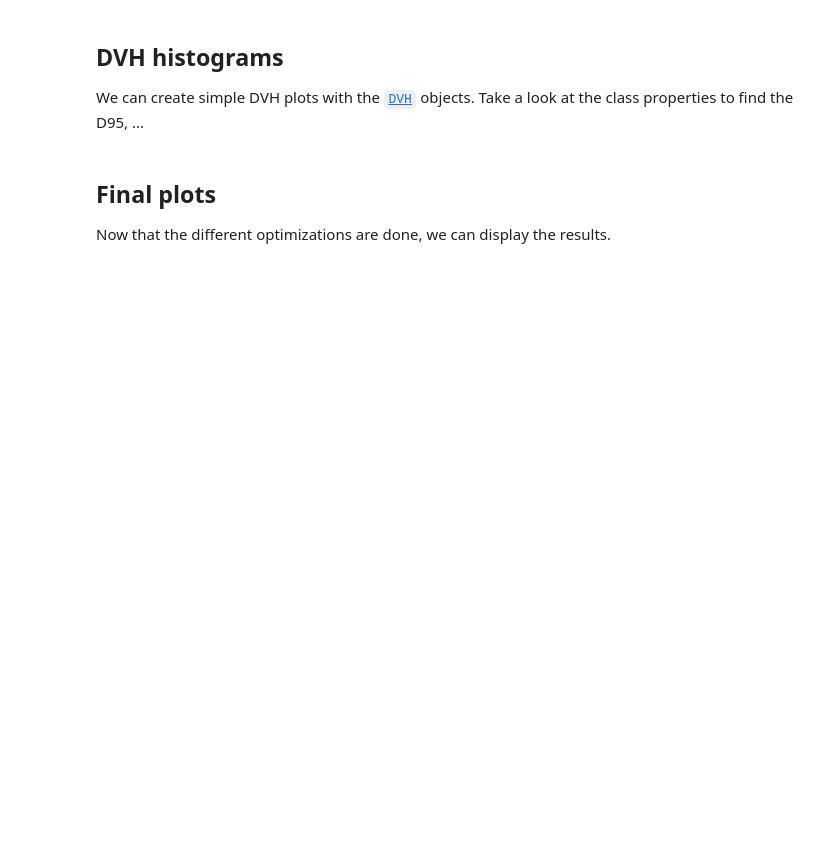
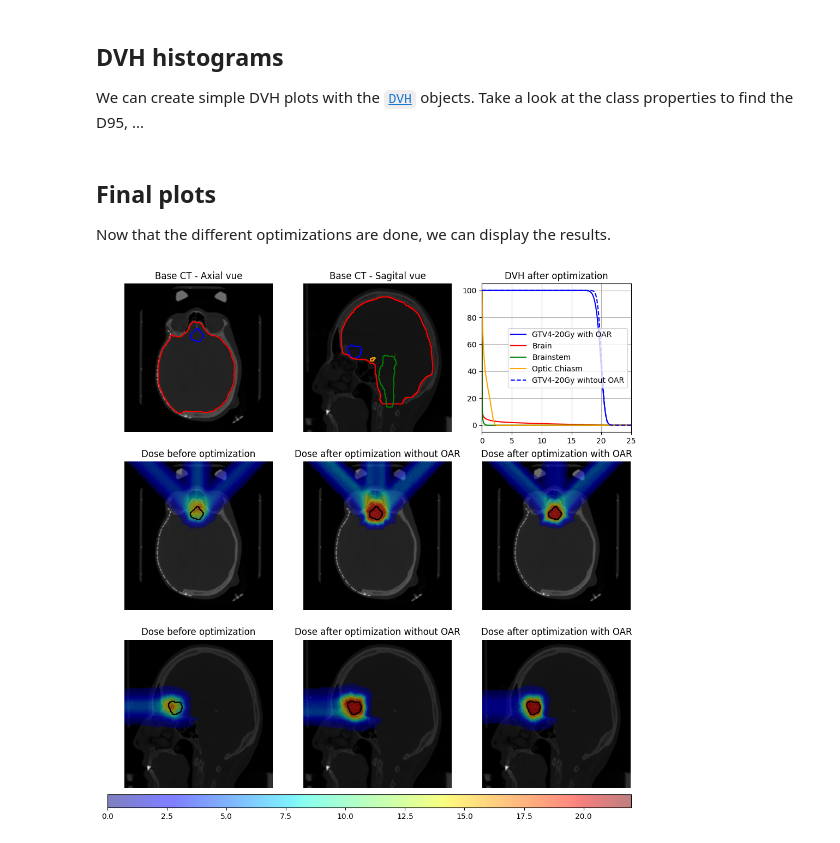
Before and after one commit to jinkoo2/opentps2, a Jupyter notebook: opentps_core/opentps/core/examples/JupyterNotebooks/SimpleRealDoseComupationOptimization.ipynb, the cells around one changed output. Cells and saved outputs as stored; diff of their text form; code cells hidden in the pictures; blank space fills up the shorter version.

```diff
--- a/opentps_core/opentps/core/examples/JupyterNotebooks/SimpleRealDoseComupationOptimization.ipynb
+++ b/opentps_core/opentps/core/examples/JupyterNotebooks/SimpleRealDoseComupationOptimization.ipynb
@@ -193,10 +209,6 @@ dose_before_opti = mc2.computeDose(ct,plan)
 
 We will now optimize the plan with and without OAR to compare the differences. We first create an [`ObjectivesList`](http://opentps.org/docs_html/opentps.core.data.plan.html?highlight=objective%20list#opentps.core.data.plan.ObjectivesList) and then add objectives via the [`addFidObjective`](http://opentps.org/docs_html/opentps.core.data.plan.html?highlight=addfidobjective#opentps.core.data.plan.ObjectivesList.addFidObjective) which can be either `DMIN`, `DMAX` or `DMEAN`. Note that you can also create other objectives and implement them via the [`addExoticObjective`](http://opentps.org/docs_html/opentps.core.data.plan.html?highlight=exotic%20objective#opentps.core.data.plan.ObjectivesList.addExoticObjective) fucntion.
 # %%
-plan.planDesign.objectives = ObjectivesList() #create a new objective set
-plan.planDesign.objectives.setTarget(target.name, 20.0) #setting a target of 20 Gy for the target
-plan.planDesign.objectives.fidObjList = []
 plan.planDesign.objectives.addFidObjective(target, FidObjective.Metrics.DMAX, 19.5, 1.0)
 plan.planDesign.objectives.addFidObjective(target, FidObjective.Metrics.DMIN, 20.5, 1.0)
-plan.planDesign.defineTargetMaskAndPrescription()
 # %% [markdown]
@@ -233,12 +278,10 @@ We here reload the plan in order to reset all weights and the filtering (after o
 plan = loadRTPlan(os.path.join(output_path,"SimpleRealDoseComputationOptimization_plan.tps"))
 plan.planDesign.beamlets = loadBeamlets(os.path.join(output_path,"SimpleRealDoseComputationOptimization_beamlets.blm"))
 plan.planDesign.objectives = ObjectivesList() #create a new objective set
-plan.planDesign.objectives.setTarget(target.name, 20.0) #setting a target of 20 Gy for the target
-plan.planDesign.objectives.fidObjList = []
+plan.planDesign.objectives.setTarget(target.name, target, 20.0) #setting a target of 20 Gy for the target
 plan.planDesign.objectives.addFidObjective(target, FidObjective.Metrics.DMAX, 20.5, 1.0)
 plan.planDesign.objectives.addFidObjective(target, FidObjective.Metrics.DMIN, 19.5, 1.0)
 plan.planDesign.objectives.addFidObjective(OAR_brain, FidObjective.Metrics.DMAX, 8.0, 1.0)
 plan.planDesign.objectives.addFidObjective(OAR_brainstem, FidObjective.Metrics.DMAX, 5.0, 1.0)
 plan.planDesign.objectives.addFidObjective(OAR_optic_chiasm, FidObjective.Metrics.DMAX, 2.0, 1.0)
-plan.planDesign.defineTargetMaskAndPrescription()
 # %%
@@ -279,14 +355,22 @@ image_dose_before_opti_axial = dose_before_opti.imageArray[:,:,Z_COORD].transpos
 image_dose_opti_axial = doseImage_opti.imageArray[:,:,Z_COORD].transpose(1,0)
 image_dose_opti_OAR_axial = doseImage_opti_OAR.imageArray[:,:,Z_COORD].transpose(1,0)
 
+# Check for NaN values
+images = [dose_before_opti.imageArray,doseImage_opti.imageArray,doseImage_opti_OAR.imageArray]
+doses_converted = []
+for img in images:
+    if np.isnan(img).any():
+        converted_img = np.nan_to_num(img)
+        doses_converted.append(converted_img)
+
 image_ct_sagital = resize(np.rot90(ct.imageArray[COM_index[0],:,:]),(ct.gridSize[:-1]))
 image_target_sagital = resize(np.rot90(target.imageArray[COM_index[0],:,:]),(ct.gridSize[:-1]))
 image_brain_sagital = resize(np.rot90(OAR_brain.imageArray[COM_index[0],:,:]),(ct.gridSize[:-1]))
 image_brainstem_sagital = resize(np.rot90(OAR_brainstem.imageArray[COM_index[0],:,:]),(ct.gridSize[:-1]))
 image_optic_chiasm_sagital = resize(np.rot90(OAR_optic_chiasm.imageArray[COM_index[0],:,:]),(ct.gridSize[:-1]))
-image_dose_before_opti_sagital = resize(np.rot90(dose_before_opti.imageArray[COM_index[0],:,:]),(ct.gridSize[:-1]))
-image_dose_opti_sagital = resize(np.rot90(doseImage_opti.imageArray[COM_index[0],:,:]),(ct.gridSize[:-1]))
-image_dose_opti_OAR_sagital = resize(np.rot90(doseImage_opti_OAR.imageArray[COM_index[0],:,:]),(ct.gridSize[:-1]))
+image_dose_before_opti_sagital = resize(np.rot90(doses_converted[0][COM_index[0],:,:]),(ct.gridSize[:-1]))
+image_dose_opti_sagital = resize(np.rot90(doses_converted[1][COM_index[0],:,:]),(ct.gridSize[:-1]))
+image_dose_opti_OAR_sagital = resize(np.rot90(doses_converted[2][COM_index[0],:,:]),(ct.gridSize[:-1]))
 
 min_dose_val = 0.1
 image_dose_before_opti_axial[image_dose_before_opti_axial <= min_dose_val] = np.nan
@@ -339,32 +423,35 @@ ax[1,1].contour(image_target_axial,colors="black")
 ax[1,1].set_title("Dose after optimization without OAR")
 ax[1,1].axis("off")
 
 ax[1,2].imshow(image_ct_axial,cmap="gray")
 ax[1,2].imshow(image_dose_opti_OAR_axial,cmap="jet",alpha=.5,vmin=vmin,vmax=vmax)
 ax[1,2].contour(image_target_axial,colors="black")
 ax[1,2].set_title("Dose after optimization with OAR")
 ax[1,2].axis("off")
 
 ax[2,0].imshow(image_ct_sagital,cmap="gray")
 ax[2,0].imshow(image_dose_before_opti_sagital,cmap="jet",alpha=.5,vmin=vmin,vmax=vmax)
 ax[2,0].contour(image_target_sagital,colors="black")
 ax[2,0].set_title("Dose before optimization")
 ax[2,0].axis("off")
 
 ax[2,1].imshow(image_ct_sagital,cmap="gray")
 ax[2,1].imshow(image_dose_opti_sagital,cmap="jet",alpha=.5,vmin=vmin,vmax=vmax)
 ax[2,1].contour(image_target_sagital,colors="black")
 ax[2,1].set_title("Dose after optimization without OAR")
 ax[2,1].axis("off")
 
 ax[2,2].imshow(image_ct_sagital,cmap="gray")
 ax[2,2].imshow(image_dose_opti_OAR_sagital,cmap="jet",alpha=.5,vmin=vmin,vmax=vmax)
 ax[2,2].contour(image_target_sagital,colors="black")
 ax[2,2].set_title("Dose after optimization with OAR")
 ax[2,2].axis("off")
 cb_ax = fig.add_axes([0.1, 0.08, 0.8, 0.02])
 fig.colorbar(dose_bar_ref,cax=cb_ax,location="bottom")
 plt.savefig(os.path.join(output_path, "SimpleRealDoseComputationOptimization_output.png"))
+plt.show()
 plt.close()
+# %% [output]
+[figure, added]
 # %% [markdown]
 ![png](/assets/img_notebooks/SimpleRealDoseComputationOptimization_output.png)
```
Also changed, not shown: parts of 11 cells of this notebook, 16 other files.
